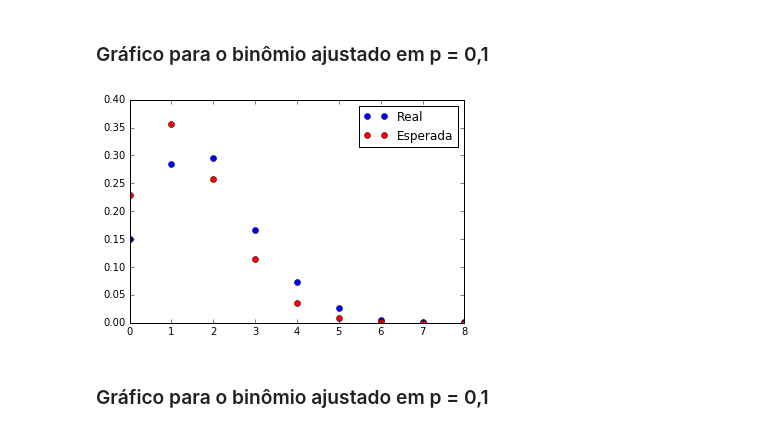
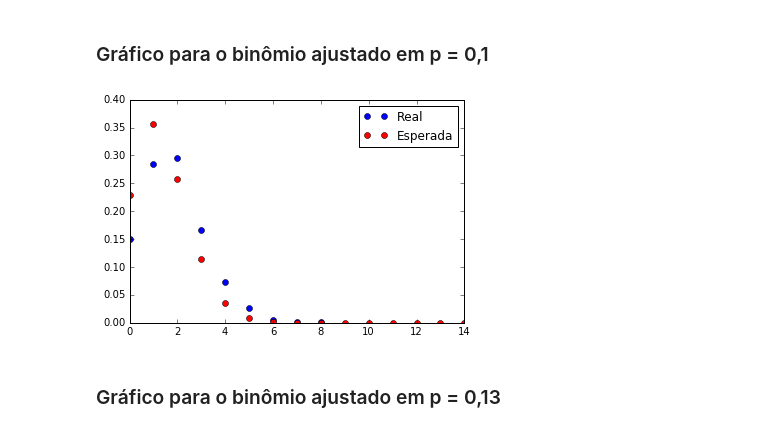
Before and after one commit to eduardotp1/CD, a Jupyter notebook: Modelos-Probabilisticos-Eduardo-Tirta-e-Vitória-Camilo-Turma-C.ipynb, the cells around one changed output. Saved outputs shown, nothing was run; the diff lists cells and outputs as text; code cells hidden in the pictures.

```diff
--- a/Modelos-Probabilisticos-Eduardo-Tirta-e-Vitória-Camilo-Turma-C.ipynb
+++ b/Modelos-Probabilisticos-Eduardo-Tirta-e-Vitória-Camilo-Turma-C.ipynb
@@ -224,0 +177,4 @@ Probabilidade de haver 14 item em não conformidade:  1e-14
+# %%
+stats.binom.pmf(carros.Quantidade[carros.Tipo=='Popular'], 14, 0.1)
+for i in range(15):
+    print('Probabilidade de haver', i, 'item em não conformidade: ', stats.binom.pmf(i, 14, 0.1))
@@ -271,0 +212,3 @@ Probabilidade de haver 14 item em não conformidade:  3.9373763857e-13
+# %%
+for i in range(15):
+    print('Probabilidade de haver', i, 'item em não conformidade: ', stats.binom.pmf(i, 14, 0.13))
@@ -273,15 +232,18 @@ Probabilidade de haver 14 item em não conformidade:  3.9373763857e-13
 #### <font color='blue'>Ajustando a probabilidade para 0,14 os valores se aproximam bastantes do exposto pela realidade.</font>
 # %% [markdown]
 ### Gráfico para o binômio ajustado em p = 0,1
-# %%
-a=carros.Quantidade[carros.Tipo=='Popular'].value_counts(True)
-b=[stats.binom.pmf(0, 14,0.1),stats.binom.pmf(1, 14,0.1),stats.binom.pmf(2, 14,0.1),stats.binom.pmf(3, 14,0.1),stats.binom.pmf(4, 14,0.1),
-   stats.binom.pmf(5, 14,0.1),stats.binom.pmf(6, 14,0.1),stats.binom.pmf(7, 14,0.1),stats.binom.pmf(8,14,0.1)]
-plt.plot(a, 'bo')
-plt.plot(b,'bo', color='red')
-plt.legend(['Real','Esperada'])
-plt.show()
-# %% [output]
-[figure, removed]
+# %%
+a=carros.Quantidade[carros.Tipo=='Popular'].value_counts(True)
+b=[]
+
+for i in range(15):
+    b.append(stats.binom.pmf(i, 14,0.1))
+
+plt.plot(a, 'bo')
+plt.plot(b,'ro')
+plt.legend(['Real','Esperada'])
+plt.show()
+# %% [output]
+[figure, added]
 # %% [markdown]
-### Gráfico para o binômio ajustado em p = 0,1
+### Gráfico para o binômio ajustado em p = 0,13
```
Also changed, not shown: parts of 13 cells of this notebook.
